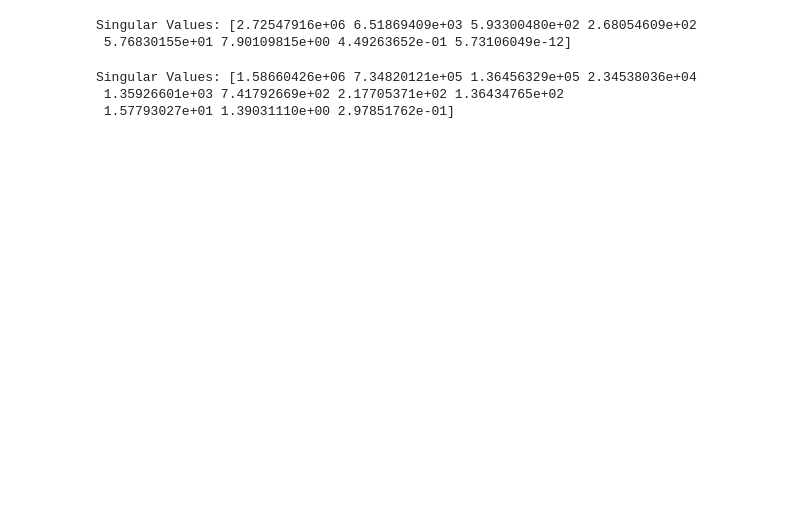
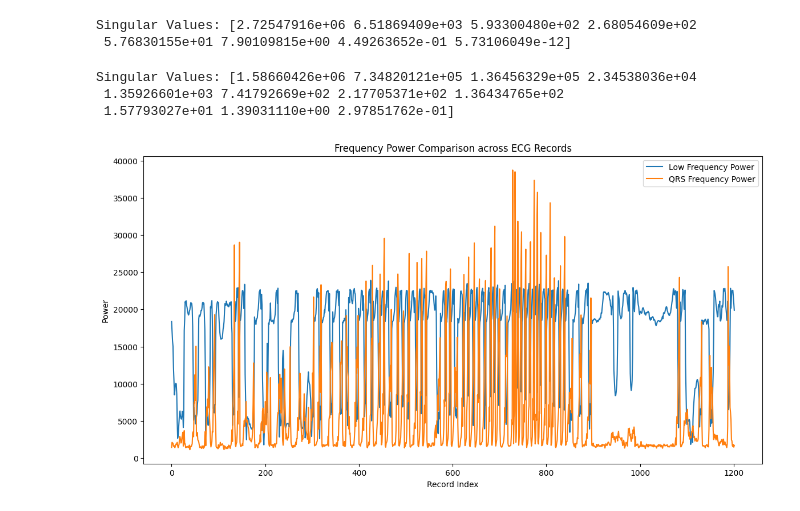
Before and after one commit to jiulong15/comp90051, a Jupyter notebook: code/waveFeature_extraction.ipynb, the cells around one changed output. Cells and saved outputs as stored; diff of their text form; code cells hidden in the pictures; blank space fills up the shorter version.

Commit message:
update wave feature extraction draft

```diff
--- a/code/waveFeature_extraction.ipynb
+++ b/code/waveFeature_extraction.ipynb
@@ -7,7 +8,7 @@ from scipy.signal import find_peaks
 import ast
 import matplotlib.pyplot as plt
 # %%
-df = pd.read_csv(r'C:\Users\rodge\OneDrive\Desktop\SML\Group Project\comp90051\data\rawData\processedData\waveform_file_names.csv')
+df = pd.read_csv(r'C:\Users\rodge\OneDrive\Desktop\SML\Group Project\comp90051\data\rawData\processedData\decode_sample_result.csv')
 # %%
 ART = df[df['mg_name'] == 'GE_ART'].reset_index(drop=True)
 ART.loc[:,'binwave'] = ART['binwave'].apply(lambda x: np.array(ast.literal_eval(x)))
@@ -34,6 +35,7 @@ Singular Values: [2.72547916e+06 6.51869409e+03 5.93300480e+02 2.68054609e+02
 ECG = df[df['mg_name'] == 'GE_ECG'].reset_index(drop=True)
 ECG.loc[:,'binwave'] = ECG['binwave'].apply(lambda x: np.array(ast.literal_eval(x)))
 
+# Extract features from ECG signal using FFT
 def featureExtraction_fft(signal, rate_hz):
 
     fft_transfer = fft(signal)
@@ -57,6 +59,7 @@ def featureExtraction_fft(signal, rate_hz):
 
     peaks, _ = find_peaks(magnitude)
     num_peaks = len(peaks)
+    rate_hz = rate_hz
 
     return {
         'low_freq_power': low_freq_power,
@@ -69,28 +72,48 @@ def featureExtraction_fft(signal, rate_hz):
         'mean_phase': np.mean(phase),
         'std_phase': np.std(phase),
         'skewness_magnitude': skew(magnitude),
-        'kurtosis_magnitude': kurtosis(magnitude)
+        'kurtosis_magnitude': kurtosis(magnitude),
+        'rate_hz':  rate_hz
     }
 
 
 feature_names = ['low_freq_power', 'qrs_freq_power', 'high_freq_power', 'peak_freq', 'num_peaks',
                  'mean_magnitude', 'std_magnitude', 'mean_phase', 'std_phase',
-                 'skewness_magnitude', 'kurtosis_magnitude']
+                 'skewness_magnitude', 'kurtosis_magnitude','rate_hz']
 
 fft_result = []
 
+#extract features from each ECG signal
 for i in range(len(ECG)):
     signal = ECG['binwave'][i]
     rate_hz = ECG['hz'][i]
     feature_result = featureExtraction_fft(signal, rate_hz)
     fft_result.append([feature_result[name] for name in feature_names])
 
+#transform the result into a dataframe for visualization
+ECG_df = pd.DataFrame(fft_result, columns=feature_names)
 
-ECG_df = pd.DataFrame(fft_result, columns=feature_names)
-ECG_matrix = np.array(fft_result)
+#drop the rate_hz column
+ECG_matrix = np.array(fft_result)[:,:-1]
+
+#tranform the matrix into a singular value decomposition for model training
 U, S, Vt = np.linalg.svd(ECG_matrix, full_matrices=False)
 print('Singular Values:', S)
 # %% [output]
 Singular Values: [1.58660426e+06 7.34820121e+05 1.36456329e+05 2.34538036e+04
  1.35926601e+03 7.41792669e+02 2.17705371e+02 1.36434765e+02
  1.57793027e+01 1.39031110e+00 2.97851762e-01]
+# %%
+# Plot the frequency power comparison across ECG records
+
+plt.figure(figsize=(14, 7))
+plt.plot(ECG_df['low_freq_power'], label='Low Frequency Power')
+plt.plot(ECG_df['qrs_freq_power'], label='QRS Frequency Power')
+# plt.plot(ECG_df['high_freq_power'], label='High Frequency Power')
+plt.title('Frequency Power Comparison across ECG Records')
+plt.xlabel('Record Index')
+plt.ylabel('Power')
+plt.legend()
+plt.show()
+# %% [output]
+[figure, added]
```
Also changed, not shown: parts of 8 cells of this notebook.
